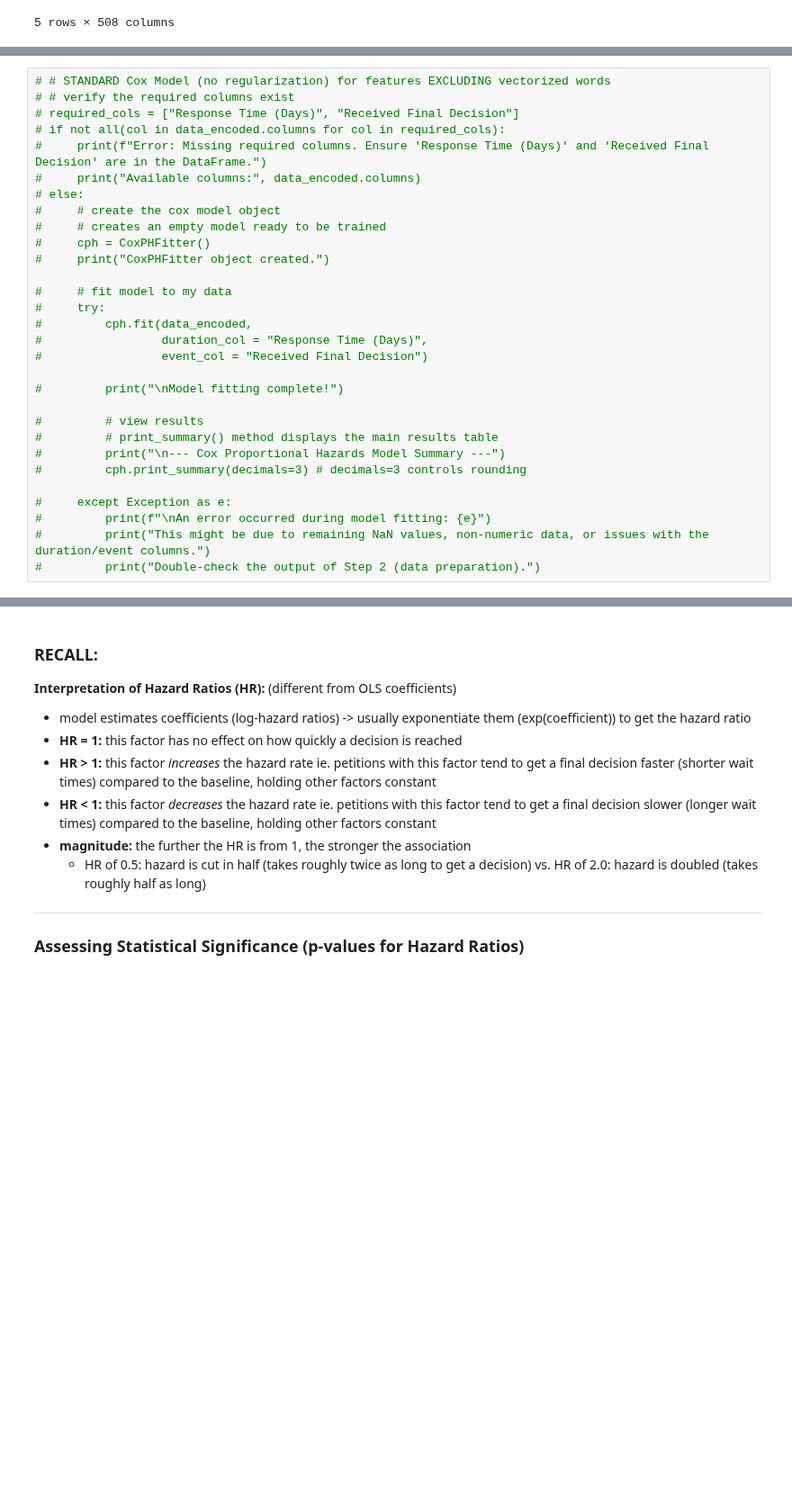
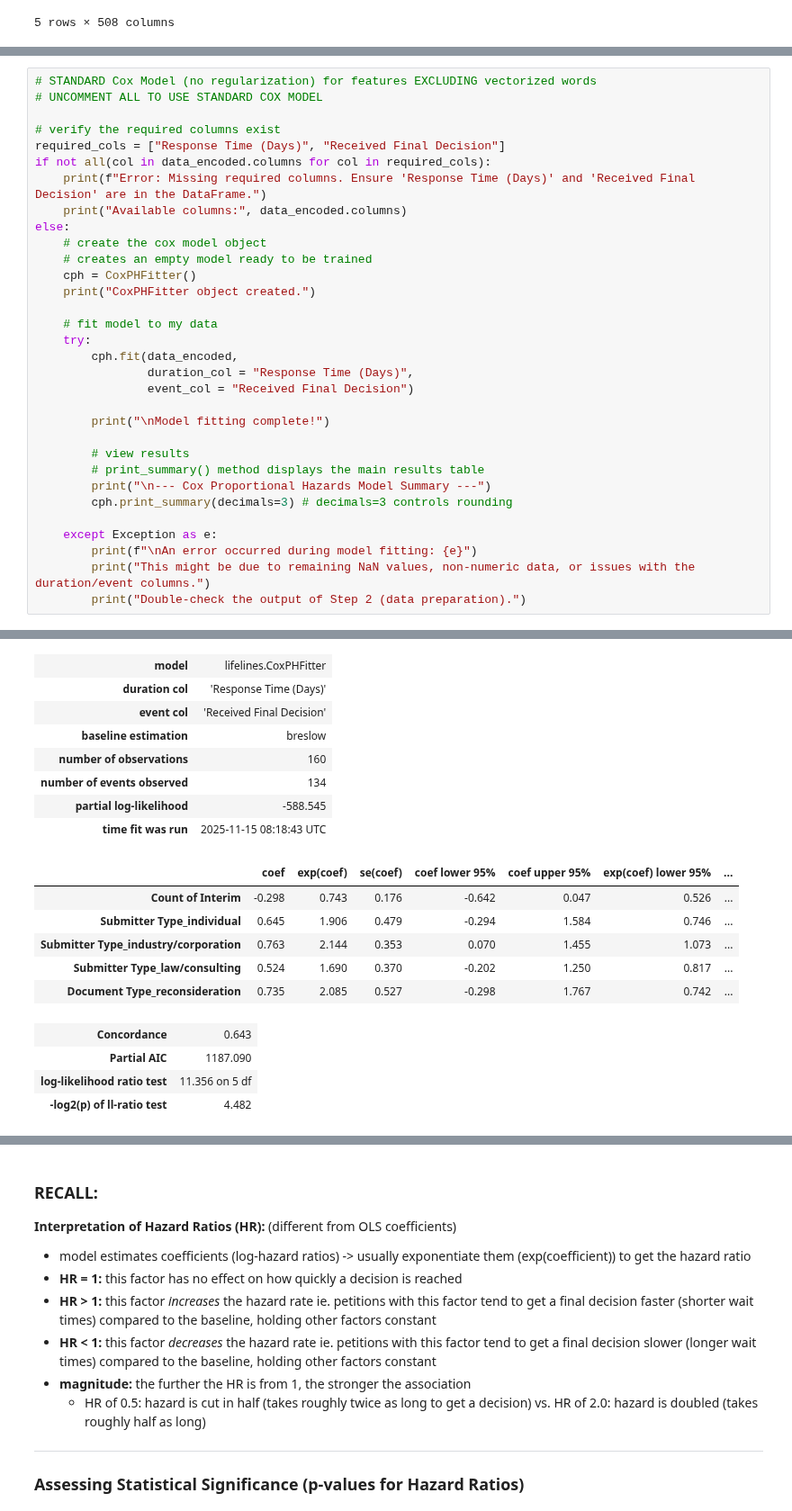
Before and after one commit to aanht/ucb-fda-citizen-project, a Jupyter notebook: FDA_Citizen_Visualizations.ipynb, the cells around one changed output, grey strips where cells are left out. Shown at 90% size. Cells and saved outputs as stored; diff of their text form; blank space fills up the shorter version.

Commit message:
verify findings more, organized code, tried tfidf unsuccessful

```diff
--- a/FDA_Citizen_Visualizations.ipynb
+++ b/FDA_Citizen_Visualizations.ipynb
@@ -508,30 +497,33 @@ Dropping these columns: ['genzyme']
 # %%
-# # STANDARD Cox Model (no regularization) for features EXCLUDING vectorized words
-# # verify the required columns exist
-# required_cols = ["Response Time (Days)", "Received Final Decision"]
-# if not all(col in data_encoded.columns for col in required_cols):
-#     print(f"Error: Missing required columns. Ensure 'Response Time (Days)' and 'Received Final Decision' are in the DataFrame.")
-#     print("Available columns:", data_encoded.columns)
-# else:
-#     # create the cox model object
-#     # creates an empty model ready to be trained
-#     cph = CoxPHFitter()
-#     print("CoxPHFitter object created.")
+# STANDARD Cox Model (no regularization) for features EXCLUDING vectorized words
+# UNCOMMENT ALL TO USE STANDARD COX MODEL
 
-#     # fit model to my data
-#     try:
-#         cph.fit(data_encoded,
-#                 duration_col = "Response Time (Days)",
-#                 event_col = "Received Final Decision")
+# verify the required columns exist
+required_cols = ["Response Time (Days)", "Received Final Decision"]
+if not all(col in data_encoded.columns for col in required_cols):
+    print(f"Error: Missing required columns. Ensure 'Response Time (Days)' and 'Received Final Decision' are in the DataFrame.")
+    print("Available columns:", data_encoded.columns)
+else:
+    # create the cox model object
+    # creates an empty model ready to be trained
+    cph = CoxPHFitter()
+    print("CoxPHFitter object created.")
 
-#         print("\nModel fitting complete!")
+    # fit model to my data
+    try:
+        cph.fit(data_encoded,
+                duration_col = "Response Time (Days)",
+                event_col = "Received Final Decision")
 
-#         # view results
-#         # print_summary() method displays the main results table
-#         print("\n--- Cox Proportional Hazards Model Summary ---")
-#         cph.print_summary(decimals=3) # decimals=3 controls rounding
+        print("\nModel fitting complete!")
 
-#     except Exception as e:
-#         print(f"\nAn error occurred during model fitting: {e}")
-#         print("This might be due to remaining NaN values, non-numeric data, or issues with the duration/event columns.")
-#         print("Double-check the output of Step 2 (data preparation).")
+        # view results
+        # print_summary() method displays the main results table
+        print("\n--- Cox Proportional Hazards Model Summary ---")
+        cph.print_summary(decimals=3) # decimals=3 controls rounding
+
+    except Exception as e:
+        print(f"\nAn error occurred during model fitting: {e}")
+        print("This might be due to remaining NaN values, non-numeric data, or issues with the duration/event columns.")
+        print("Double-check the output of Step 2 (data preparation).")
+# %% [output]
@@ -538 +535,19 @@ Dropping these columns: ['genzyme']
+| model | lifelines.CoxPHFitter |
+| duration col | 'Response Time (Days)' |
+| event col | 'Received Final Decision' |
+| baseline estimation | breslow |
+| number of observations | 160 |
+| number of events observed | 134 |
+| partial log-likelihood | -588.545 |
+| time fit was run | 2025-11-15 08:18:43 UTC |
+|  | coef | exp(coef) | se(coef) | coef lower 95% | coef upper 95% | exp(coef) lower 95% | ... |
+| Count of Interim | -0.298 | 0.743 | 0.176 | -0.642 | 0.047 | 0.526 | ... |
+| Submitter Type_individual | 0.645 | 1.906 | 0.479 | -0.294 | 1.584 | 0.746 | ... |
+| Submitter Type_industry/corporation | 0.763 | 2.144 | 0.353 | 0.070 | 1.455 | 1.073 | ... |
+| Submitter Type_law/consulting | 0.524 | 1.690 | 0.370 | -0.202 | 1.250 | 0.817 | ... |
+| Document Type_reconsideration | 0.735 | 2.085 | 0.527 | -0.298 | 1.767 | 0.742 | ... |
+| Concordance | 0.643 |
+| Partial AIC | 1187.090 |
+| log-likelihood ratio test | 11.356 on 5 df |
+| -log2(p) of ll-ratio test | 4.482 |
 # %%
```
Also changed, not shown: parts of 10 cells of this notebook.
